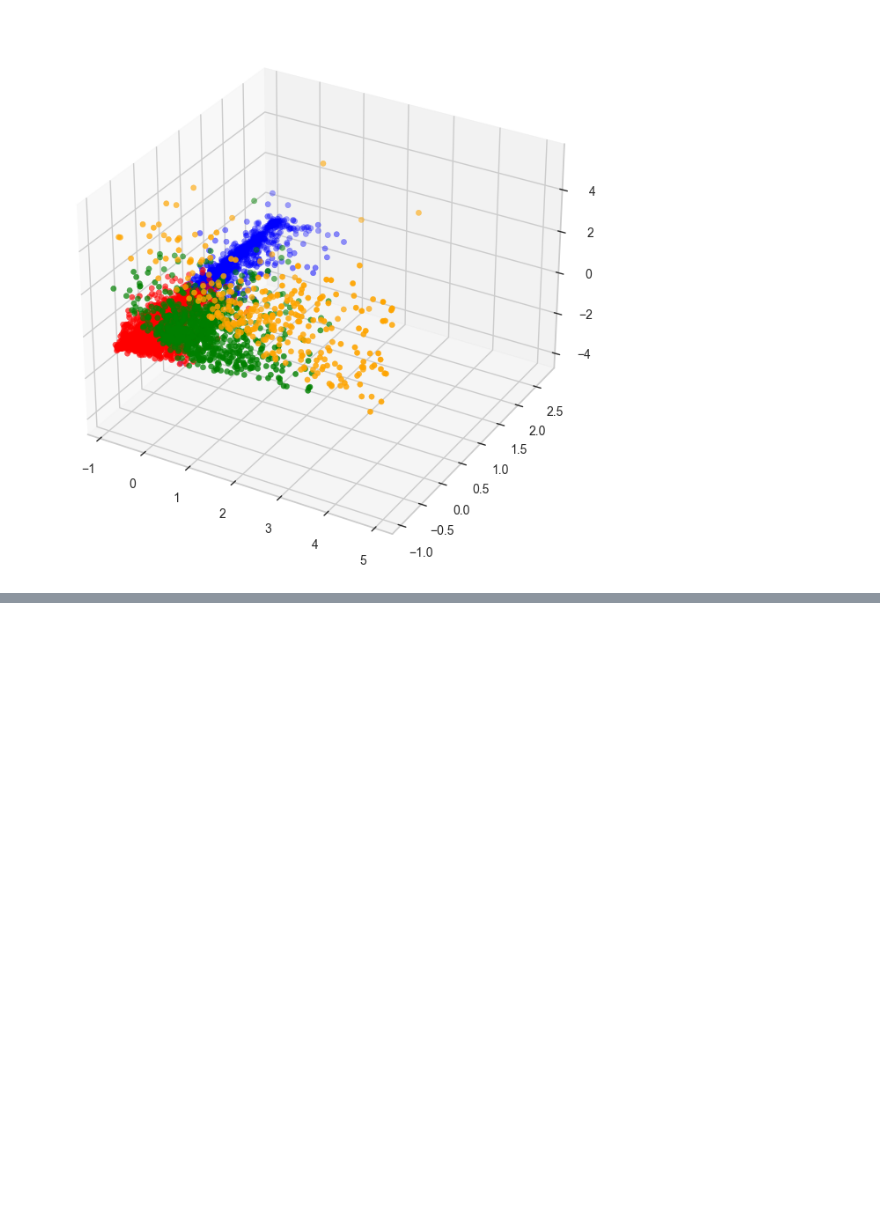
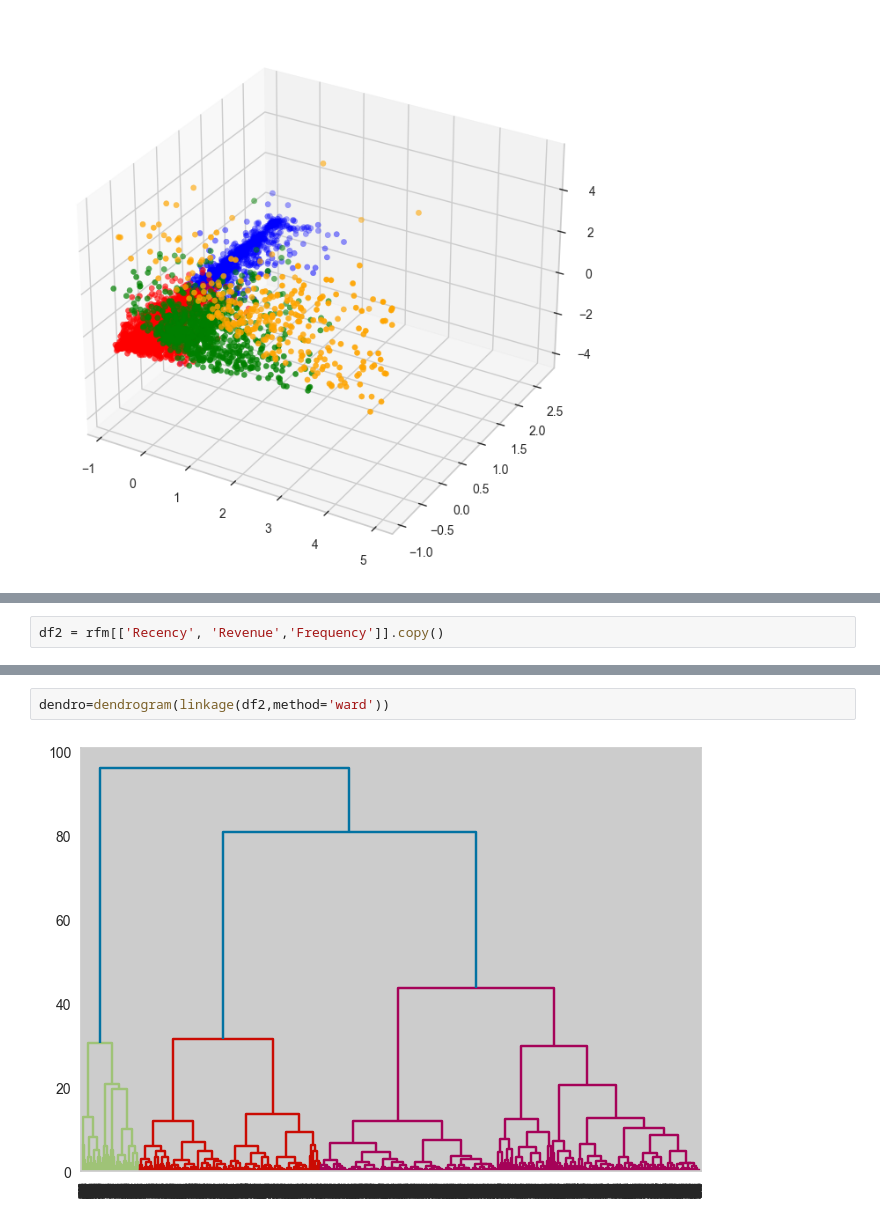
Before and after one commit to sarav003/MyWork, a Jupyter notebook: clustering/clustering_prac_RFM_analysis.ipynb, the cells around one changed output, grey strips where cells are left out. Saved outputs shown, nothing was run; the diff lists cells and outputs as text; blank space fills up the shorter version.

```diff
--- a/clustering/clustering_prac_RFM_analysis.ipynb
+++ b/clustering/clustering_prac_RFM_analysis.ipynb
@@ -366,0 +402,2 @@ plt.show()
+# %%
+df2 = rfm[['Recency', 'Revenue','Frequency']].copy()
@@ -366,0 +413,4 @@ plt.show()
+# %%
+dendro=dendrogram(linkage(df2,method='ward'))
+# %% [output]
+[figure, added]
```
Also changed, not shown: parts of 20 cells of this notebook.
